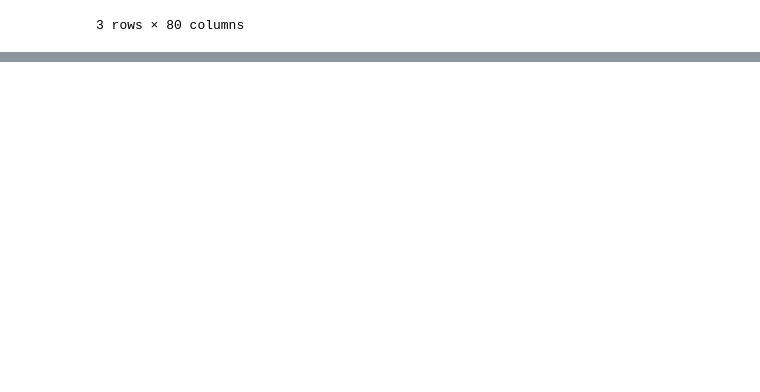
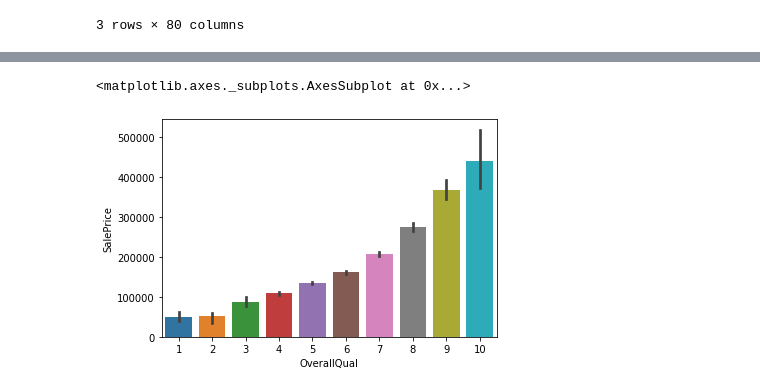
Before and after one commit to meriembader/House_Price, a Jupyter notebook: HousePrice.ipynb, the cells around one changed output, grey strips where cells are left out. Saved outputs shown, nothing was run; the diff lists cells and outputs as text; code cells hidden in the pictures; blank space fills up the shorter version.

```diff
--- a/HousePrice.ipynb
+++ b/HousePrice.ipynb
@@ -45,0 +50,8 @@ test.head(3)
+# %%
+#check for dupes for Id
+idsUnique = len(set(train.Id))
+idsTotal = train.shape[0]
+idsdupe = idsTotal - idsUnique
+print(idsdupe)
+#drop id col
+train.drop(['Id'],axis =1,inplace=True)
@@ -45,0 +75,5 @@ test.head(3)
+# %%
+sns.barplot(train.OverallQual,train.SalePrice)
+# %% [output]
+<matplotlib.axes._subplots.AxesSubplot at 0x...>
+[figure, added]
```
Also changed, not shown: parts of 5 cells of this notebook.
